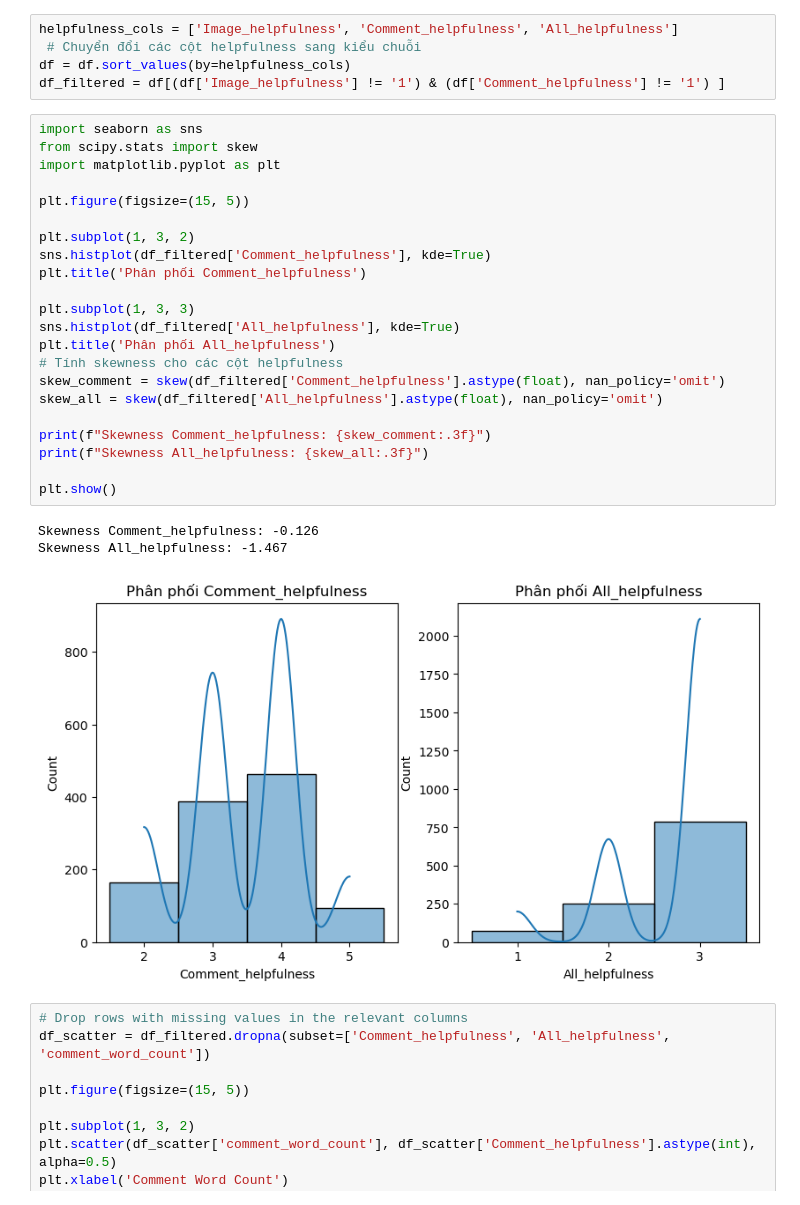
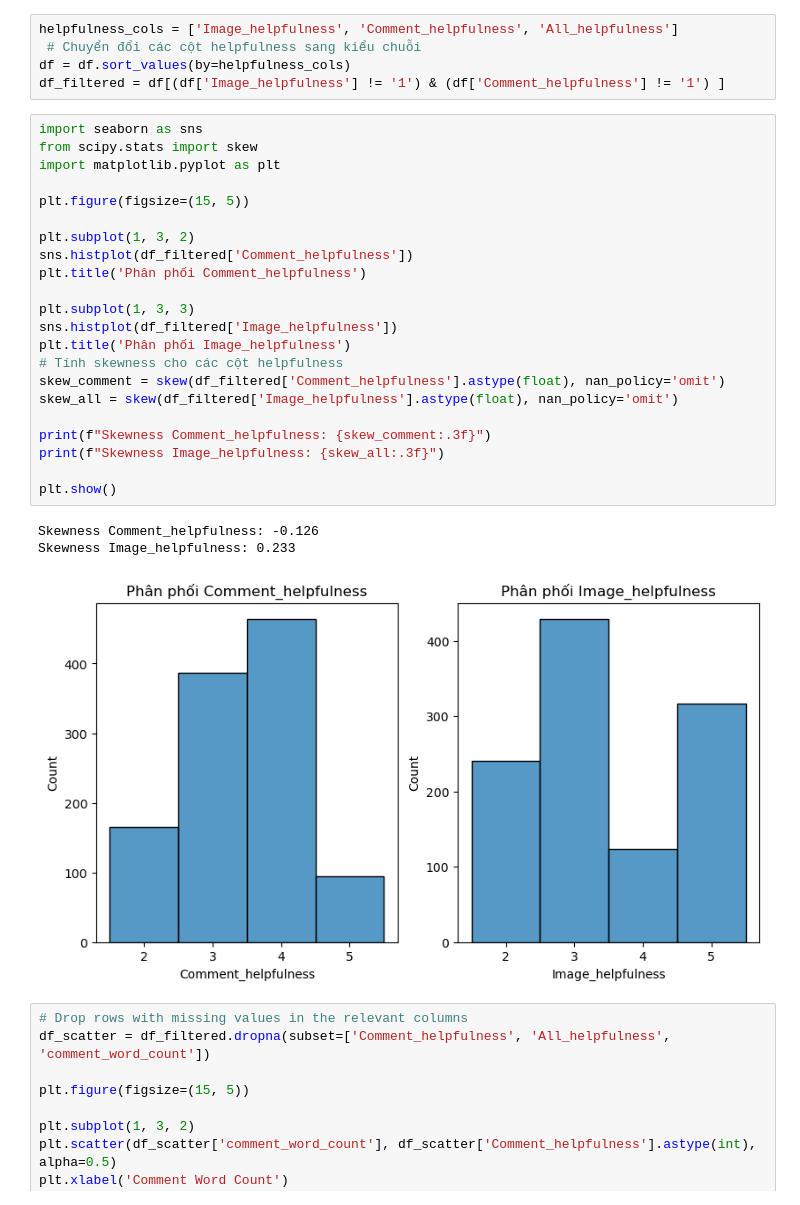
Before and after one commit to fountainhead-2207/Project-DS108-102-107, a Jupyter notebook: Data Processing/Data/Gold Data/EDA.ipynb, the cells around one changed output. Drawn from its saved outputs; the diff is of its cells as text.

```diff
--- a/Data Processing/Data/Gold Data/EDA.ipynb
+++ b/Data Processing/Data/Gold Data/EDA.ipynb
@@ -62,29 +62,29 @@ df_filtered = df[(df['Image_helpfulness'] != '1') & (df['Comment_helpfulness'] !
 # %%
 import seaborn as sns
 from scipy.stats import skew
 import matplotlib.pyplot as plt
 
 plt.figure(figsize=(15, 5))
 
 plt.subplot(1, 3, 2)
-sns.histplot(df_filtered['Comment_helpfulness'], kde=True)
+sns.histplot(df_filtered['Comment_helpfulness'])
 plt.title('Phân phối Comment_helpfulness')
 
 plt.subplot(1, 3, 3)
-sns.histplot(df_filtered['All_helpfulness'], kde=True)
-plt.title('Phân phối All_helpfulness')
+sns.histplot(df_filtered['Image_helpfulness'])
+plt.title('Phân phối Image_helpfulness')
 # Tính skewness cho các cột helpfulness
 skew_comment = skew(df_filtered['Comment_helpfulness'].astype(float), nan_policy='omit')
-skew_all = skew(df_filtered['All_helpfulness'].astype(float), nan_policy='omit')
+skew_all = skew(df_filtered['Image_helpfulness'].astype(float), nan_policy='omit')
 
 print(f"Skewness Comment_helpfulness: {skew_comment:.3f}")
-print(f"Skewness All_helpfulness: {skew_all:.3f}")
+print(f"Skewness Image_helpfulness: {skew_all:.3f}")
 
 plt.show()
 # %% [output]
 Skewness Comment_helpfulness: -0.126
-Skewness All_helpfulness: -1.467
+Skewness Image_helpfulness: 0.233
-[figure, old version]
+[figure, new version]
 # %%
 # Drop rows with missing values in the relevant columns
 df_scatter = df_filtered.dropna(subset=['Comment_helpfulness', 'All_helpfulness', 'comment_word_count'])
```
Also changed, not shown: parts of 6 cells of this notebook, 22 other files.
